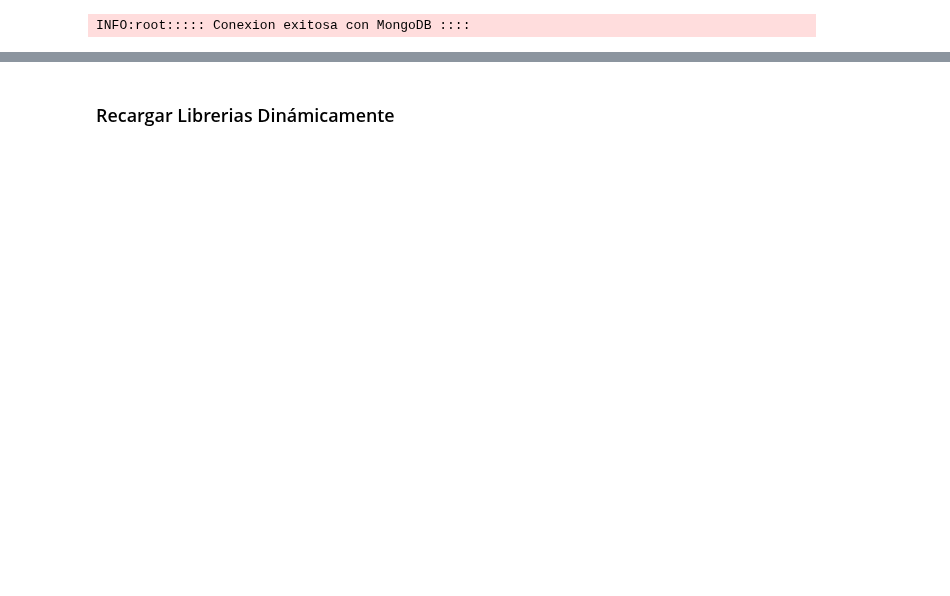
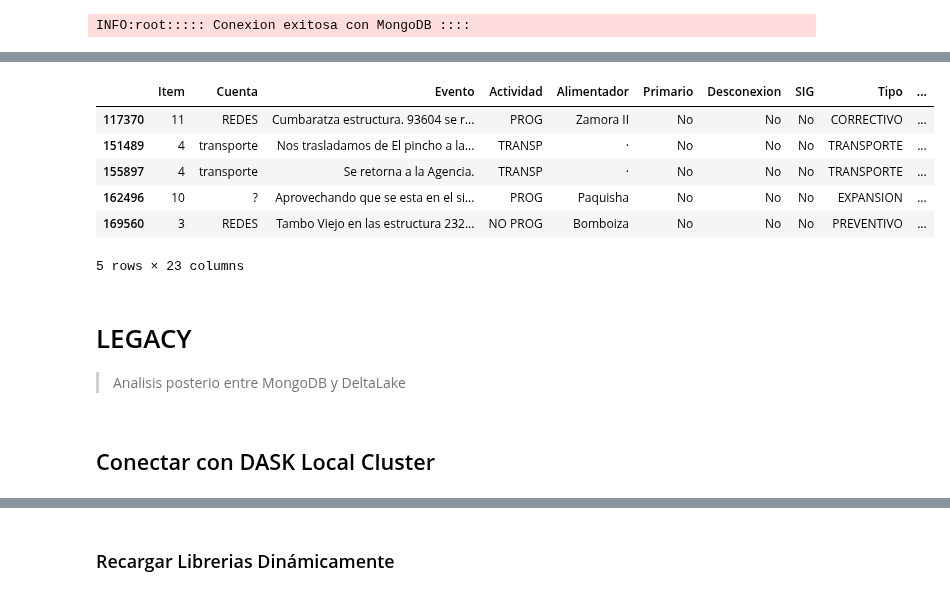
Before and after one commit to ernestopalacios/ordenes_de_trabajo, a Jupyter notebook: Test_DataLake.ipynb, the cells around one changed output, grey strips where cells are left out. Cells and saved outputs as stored; diff of their text form; code cells hidden in the pictures; blank space fills up the shorter version.

```diff
--- a/Test_DataLake.ipynb
+++ b/Test_DataLake.ipynb
@@ -72,2 +123,18 @@ Conectado a la tabla Delta Lake en: ./test/deltalake_2025
+# %%
+df.query( f"FinEvento == '·'" )
+# %% [output]
+|  | Item | Cuenta | Evento | Actividad | Alimentador | Primario | Desconexion | SIG | Tipo | ... |
+| 117370 | 11 | REDES | Cumbaratza estructura. 93604 se r... | PROG | Zamora II | No | No | No | CORRECTIVO | ... |
+| 151489 | 4 | transporte | Nos trasladamos de El pincho a la... | TRANSP | · | No | No | No | TRANSPORTE | ... |
+| 155897 | 4 | transporte | Se retorna a la Agencia. | TRANSP | · | No | No | No | TRANSPORTE | ... |
+| 162496 | 10 | ? | Aprovechando que se esta en el si... | PROG | Paquisha | No | No | No | EXPANSION | ... |
+| 169560 | 3 | REDES | Tambo Viejo en las estructura 232... | NO PROG | Bomboiza | No | No | No | PREVENTIVO | ... |
+5 rows × 23 columns
+# %% [markdown]
+# LEGACY
+
+> Analisis posterio entre MongoDB y DeltaLake
+# %% [markdown]
+## Conectar con DASK Local Cluster
 # %%
 # DASK
```
Also changed, not shown: parts of 25 cells of this notebook, 8 other files.
